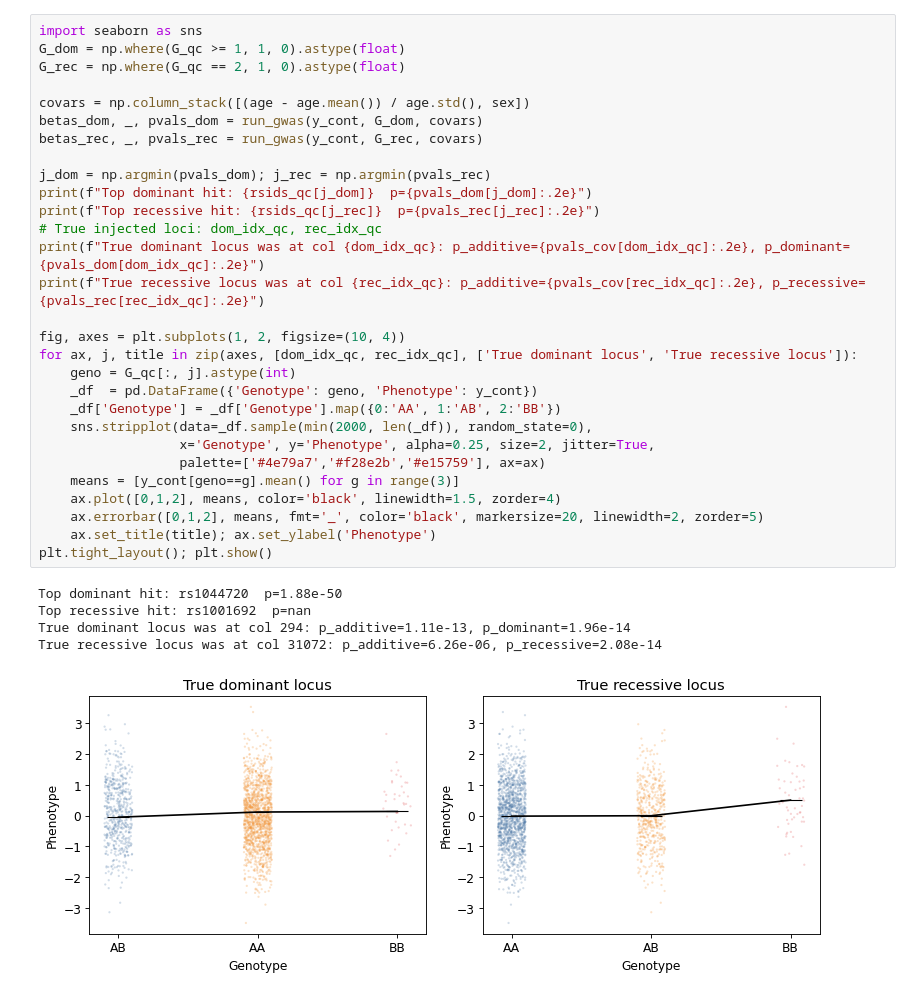
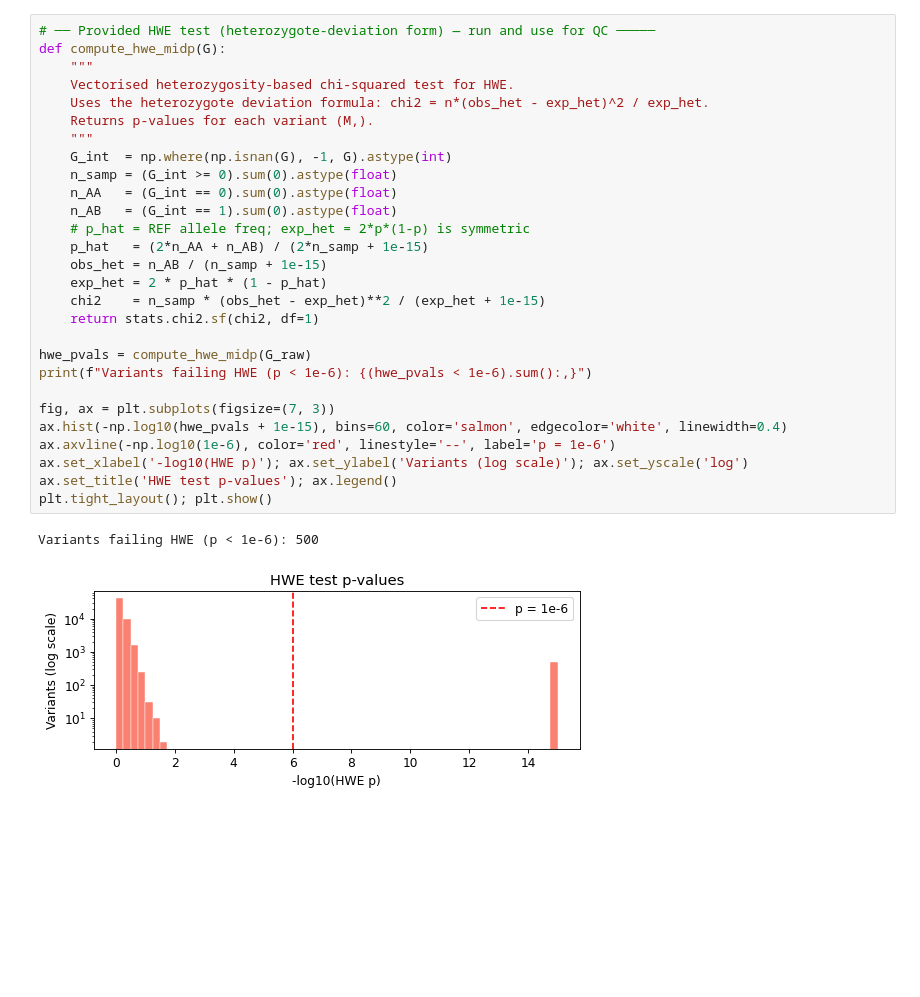
Before and after one commit to BNTechie/smartbiomed_practicals_2026, a Jupyter notebook: session1/run.ipynb, the cells around one changed output. Drawn from its saved outputs; the diff is of its cells as text; blank space fills up the shorter version.

```diff
--- a/session1/run.ipynb
+++ b/session1/run.ipynb
@@ -571,35 +311,31 @@ They may not be the genome-wide lead hit under the additive model!
 # %%
-import seaborn as sns
-G_dom = np.where(G_qc >= 1, 1, 0).astype(float)
-G_rec = np.where(G_qc == 2, 1, 0).astype(float)
+# ── Provided HWE test (heterozygote-deviation form) — run and use for QC ─────
+def compute_hwe_midp(G):
+    """
+    Vectorised heterozygosity-based chi-squared test for HWE.
+    Uses the heterozygote deviation formula: chi2 = n*(obs_het - exp_het)^2 / exp_het.
+    Returns p-values for each variant (M,).
+    """
+    G_int  = np.where(np.isnan(G), -1, G).astype(int)
+    n_samp = (G_int >= 0).sum(0).astype(float)
+    n_AA   = (G_int == 0).sum(0).astype(float)
+    n_AB   = (G_int == 1).sum(0).astype(float)
+    # p_hat = REF allele freq; exp_het = 2*p*(1-p) is symmetric
+    p_hat   = (2*n_AA + n_AB) / (2*n_samp + 1e-15)
+    obs_het = n_AB / (n_samp + 1e-15)
+    exp_het = 2 * p_hat * (1 - p_hat)
+    chi2    = n_samp * (obs_het - exp_het)**2 / (exp_het + 1e-15)
+    return stats.chi2.sf(chi2, df=1)
 
-covars = np.column_stack([(age - age.mean()) / age.std(), sex])
-betas_dom, _, pvals_dom = run_gwas(y_cont, G_dom, covars)
-betas_rec, _, pvals_rec = run_gwas(y_cont, G_rec, covars)
+hwe_pvals = compute_hwe_midp(G_raw)
+print(f"Variants failing HWE (p < 1e-6): {(hwe_pvals < 1e-6).sum():,}")
 
-j_dom = np.argmin(pvals_dom); j_rec = np.argmin(pvals_rec)
-print(f"Top dominant hit: {rsids_qc[j_dom]}  p={pvals_dom[j_dom]:.2e}")
-print(f"Top recessive hit: {rsids_qc[j_rec]}  p={pvals_rec[j_rec]:.2e}")
-# True injected loci: dom_idx_qc, rec_idx_qc
-print(f"True dominant locus was at col {dom_idx_qc}: p_additive={pvals_cov[dom_idx_qc]:.2e}, p_dominant={pvals_dom[dom_idx_qc]:.2e}")
-print(f"True recessive locus was at col {rec_idx_qc}: p_additive={pvals_cov[rec_idx_qc]:.2e}, p_recessive={pvals_rec[rec_idx_qc]:.2e}")
-
-fig, axes = plt.subplots(1, 2, figsize=(10, 4))
-for ax, j, title in zip(axes, [dom_idx_qc, rec_idx_qc], ['True dominant locus', 'True recessive locus']):
-    geno = G_qc[:, j].astype(int)
-    _df  = pd.DataFrame({'Genotype': geno, 'Phenotype': y_cont})
-    _df['Genotype'] = _df['Genotype'].map({0:'AA', 1:'AB', 2:'BB'})
-    sns.stripplot(data=_df.sample(min(2000, len(_df)), random_state=0),
-                  x='Genotype', y='Phenotype', alpha=0.25, size=2, jitter=True,
-                  palette=['#4e79a7','#f28e2b','#e15759'], ax=ax)
-    means = [y_cont[geno==g].mean() for g in range(3)]
-    ax.plot([0,1,2], means, color='black', linewidth=1.5, zorder=4)
-    ax.errorbar([0,1,2], means, fmt='_', color='black', markersize=20, linewidth=2, zorder=5)
-    ax.set_title(title); ax.set_ylabel('Phenotype')
+fig, ax = plt.subplots(figsize=(7, 3))
+ax.hist(-np.log10(hwe_pvals + 1e-15), bins=60, color='salmon', edgecolor='white', linewidth=0.4)
+ax.axvline(-np.log10(1e-6), color='red', linestyle='--', label='p = 1e-6')
+ax.set_xlabel('-log10(HWE p)'); ax.set_ylabel('Variants (log scale)'); ax.set_yscale('log')
+ax.set_title('HWE test p-values'); ax.legend()
 plt.tight_layout(); plt.show()
 # %% [output]
-Top dominant hit: rs1044720  p=1.88e-50
-Top recessive hit: rs1001692  p=nan
-True dominant locus was at col 294: p_additive=1.11e-13, p_dominant=1.96e-14
-True recessive locus was at col 31072: p_additive=6.26e-06, p_recessive=2.08e-14
+Variants failing HWE (p < 1e-6): 500
-[figure, old version]
+[figure, new version]
```
Also changed, not shown: parts of 52 cells of this notebook, 9 other files.
